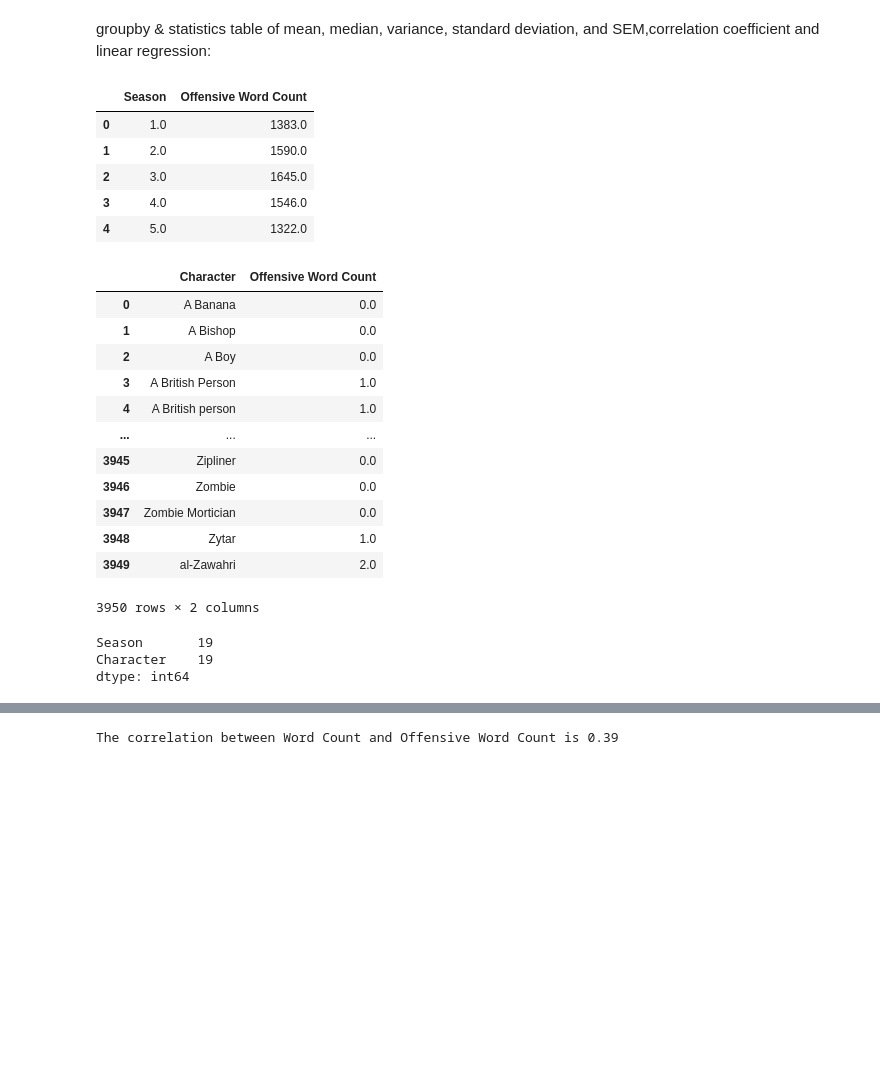
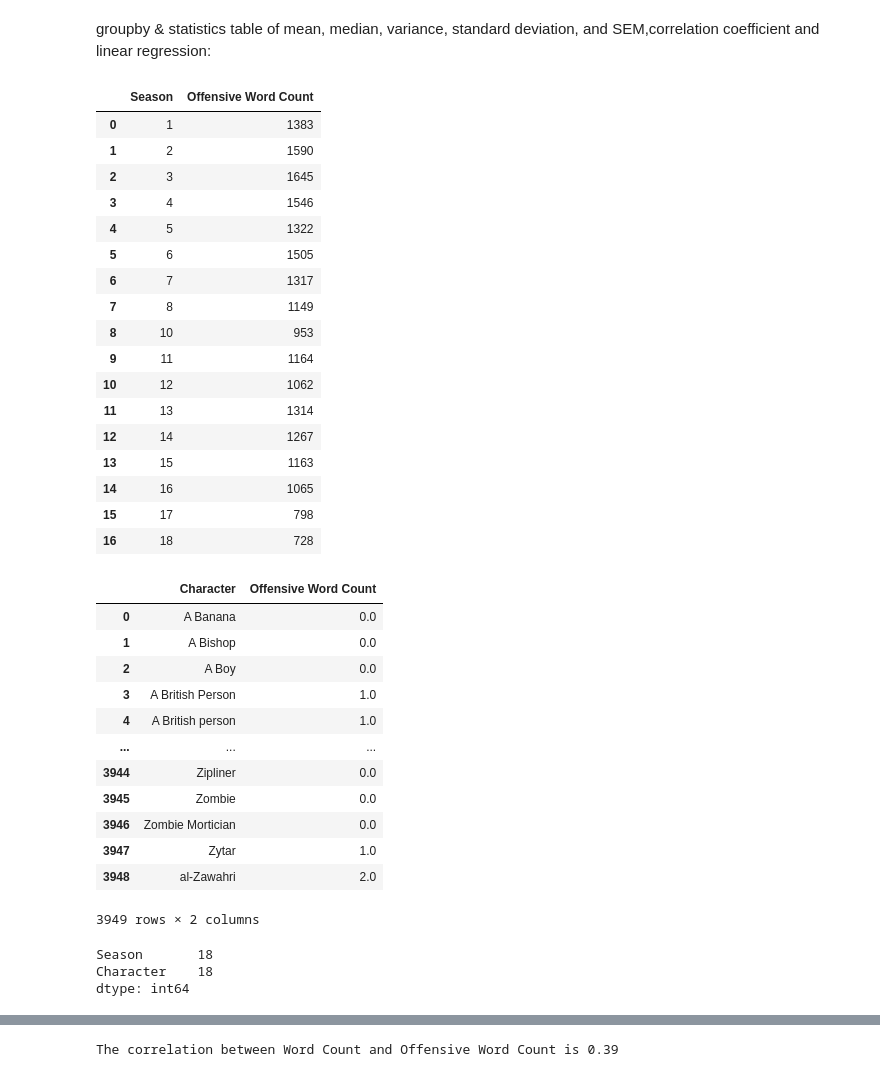
Before and after one commit to GambitAcid/Tegridy-Farms-an-Explicitive-South-Park-Sentiment-Analysis-, a Jupyter notebook: South Park/SouthPark_rashmi_work.ipynb, the cells around one changed output, grey strips where cells are left out. Cells and saved outputs as stored; diff of their text form; code cells hidden in the pictures; blank space fills up the shorter version.

```diff
--- a/South Park/SouthPark_rashmi_work.ipynb
+++ b/South Park/SouthPark_rashmi_work.ipynb
@@ -393,18 +393,31 @@ groupby & statistics table of mean, median, variance, standard deviation, and SE
 #groupby_season
 # %%
 SP_Diag_Cleaned_NA = SP_Diag.fillna(0)
+SP_Diag_Cleaned_NA = SP_Diag_Cleaned_NA.loc[SP_Diag_Cleaned_NA['Season'] != 'Season']
 groupby_season = SP_Diag_Cleaned_NA.groupby("Season")["Offensive Word Count"].sum().reset_index()
-groupby_season=groupby_season[:-1].astype(float)
-#groupby_season.sort_values(by=['Season']).reset_index(drop=True)
+#groupby_season = groupby_season.loc[groupby_season['Season'] != 'Season']
+groupby_season=groupby_season[:-1].astype(int)
 groupby_season = groupby_season.sort_values(by=['Season']).reset_index(drop=True)
-groupby_season.head(5)
+groupby_season
 # %% [output]
 |  | Season | Offensive Word Count |
-| 0 | 1.0 | 1383.0 |
-| 1 | 2.0 | 1590.0 |
-| 2 | 3.0 | 1645.0 |
-| 3 | 4.0 | 1546.0 |
-| 4 | 5.0 | 1322.0 |
+| 0 | 1 | 1383 |
+| 1 | 2 | 1590 |
+| 2 | 3 | 1645 |
+| 3 | 4 | 1546 |
+| 4 | 5 | 1322 |
+| 5 | 6 | 1505 |
+| 6 | 7 | 1317 |
+| 7 | 8 | 1149 |
+| 8 | 10 | 953 |
+| 9 | 11 | 1164 |
+| 10 | 12 | 1062 |
+| 11 | 13 | 1314 |
+| 12 | 14 | 1267 |
+| 13 | 15 | 1163 |
+| 14 | 16 | 1065 |
+| 15 | 17 | 798 |
+| 16 | 18 | 728 |
 # %%
 #groupby character:
 groupby_character =SP_Diag_Cleaned_NA.groupby("Character")["Offensive Word Count"].sum().reset_index()
@@ -418,19 +431,19 @@ pd.DataFrame(groupby_character)
 | 3 | A British Person | 1.0 |
 | 4 | A British person | 1.0 |
 | ... | ... | ... |
-| 3945 | Zipliner | 0.0 |
-| 3946 | Zombie | 0.0 |
-| 3947 | Zombie Mortician | 0.0 |
-| 3948 | Zytar | 1.0 |
-| 3949 | al-Zawahri | 2.0 |
+| 3944 | Zipliner | 0.0 |
+| 3945 | Zombie | 0.0 |
+| 3946 | Zombie Mortician | 0.0 |
+| 3947 | Zytar | 1.0 |
+| 3948 | al-Zawahri | 2.0 |
-3950 rows × 2 columns
+3949 rows × 2 columns
 # %%
 new_groupby = SP_Diag_Cleaned_NA.groupby("Season")["Character"].sum().reset_index()
 
 new_groupby.count().head(10)
 # %% [output]
-Season       19
-Character    19
+Season       18
+Character    18
 dtype: int64
 # %%
 # Generate a  statistics table of mean, median, variance, standard deviation, and SEM
```
Also changed, not shown: parts of 21 cells of this notebook, 1 other file.
